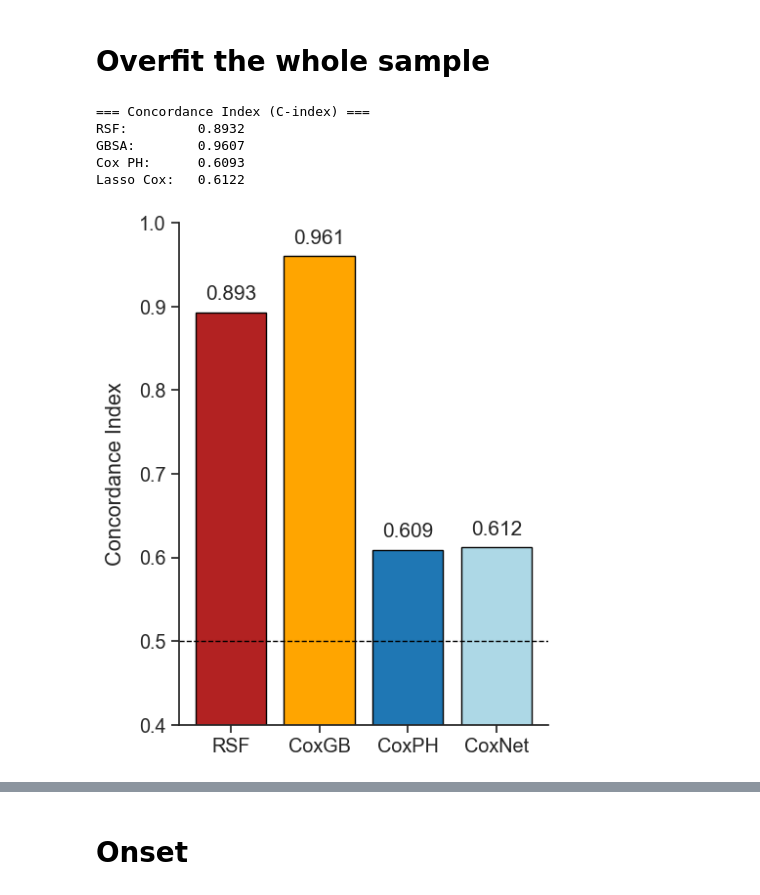
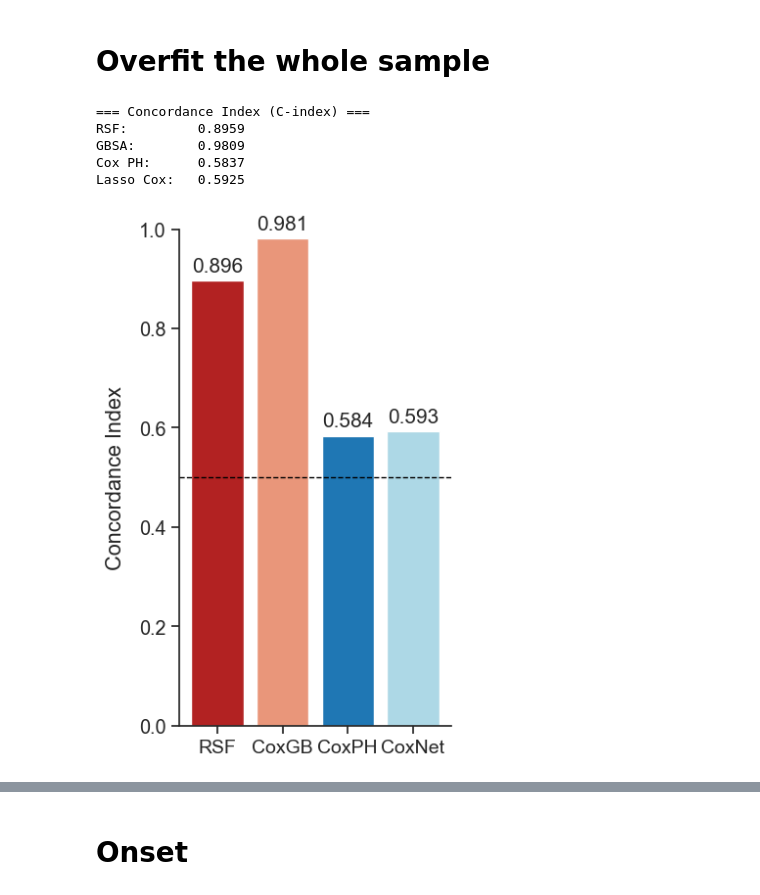
Before and after one commit to emileDesmaili/enso-famine-paper, a Jupyter notebook: analysis notebooks/ENSO_Famines_MLSurvival.ipynb, the cells around one changed output, grey strips where cells are left out. Saved outputs shown, nothing was run; the diff lists cells and outputs as text; code cells hidden in the pictures.

```diff
--- a/analysis notebooks/ENSO_Famines_MLSurvival.ipynb
+++ b/analysis notebooks/ENSO_Famines_MLSurvival.ipynb
@@ -35,12 +35,14 @@ famine['event_observed'] = True
 # Select relevant features
 features = [
   "avg_nino34", "avg_temp_summer", "avg_temp_winter", "avg_precip_winter",
-   "avg_PDSI",
+   "avg_PDSI","avg_Deaths",
    "avg_ongoing_wars"
 
 ]
 
 X = famine[features]
+#standardize features
+X = (X - X.mean()) / X.std()
 y = Surv.from_dataframe("event_observed", "duration", famine.loc[X.index])
 
 # Train/test split
@@ -140,15 +162,15 @@ Lasso Cox:   0.5871 ± 0.1166
 # %%
 sns.set(style="ticks", font_scale=1.3)
 
-plt.figure(figsize=(5, 6))
+plt.figure(figsize=(4, 6))
 methods = ["RSF", "CoxGB", "CoxPH", "CoxNet"]
 means = [rsf_cindex_mean, gbsa_cindex_mean, coxph_cindex_mean, lasso_cindex_mean]
 errors = [rsf_cindex_std, gbsa_cindex_std, coxph_cindex_std, lasso_cindex_std]
-colors = ["#4c72b0", "#dd8452", "#55a868", "#c44e52"]
+colors = ["firebrick", "darksalmon", "tab:blue", "lightblue"]
 
 bars = plt.bar(
     methods, means, yerr=errors, capsize=4,
-    color=colors, edgecolor="black"
+    color=colors, edgecolor=None
 )
 
 # Add values above the error bars
@@ -161,8 +183,9 @@ for bar, mean, err in zip(bars, means, errors):
 
 plt.ylabel("Concordance Index", labelpad=10)
 plt.xticks(rotation=0)
-plt.ylim(0.4, 0.8)  # Adjust based on your data
+plt.ylim(0, 0.8)  # Adjust based on your data
 plt.tight_layout()
 sns.despine()
+plt.savefig("../figures/plots/ML_CI_nestedCV.pdf", dpi=300)
 plt.show()
 # %% [output]
@@ -440,14 +249,14 @@ def concordance_scorer(estimator, X, y):
     return concordance_index_censored(y["event_observed"], y["duration"], pred)[0]
 
 
-rsf = RandomSurvivalForest(random_state=42, n_jobs=-1, max_depth=10)
+rsf = RandomSurvivalForest(random_state=42, n_jobs=-1, max_depth=20, n_estimators=200)
 rsf.fit(X, y)
 rsf_cindex = rsf.score(X, y)
 perm_rsf = permutation_importance(rsf, X, y, n_repeats=10, random_state=42, scoring=concordance_scorer)
 
 
 
-gbsa = GradientBoostingSurvivalAnalysis(random_state=0)
+gbsa = GradientBoostingSurvivalAnalysis(random_state=42, n_estimators=200, learning_rate=0.1, max_depth=3)
 gbsa.fit(X, y)
 gbsa_cindex = gbsa.score(X, y)
 perm_gbsa = permutation_importance(gbsa, X, y, n_repeats=10, random_state=42, scoring=concordance_scorer)
@@ -459,7 +268,7 @@ coxph_cindex = coxph.score(X, y)
 perm_coxph = permutation_importance(coxph, X, y, n_repeats=10, random_state=42, scoring=concordance_scorer)
 
 
-cox_lasso = CoxnetSurvivalAnalysis(max_iter=10000, alphas=[0.01], l1_ratio=0.5)
+cox_lasso = CoxnetSurvivalAnalysis(max_iter=10000, alphas=[0.1], l1_ratio=0.5)
 cox_lasso.fit(X, y)
 lasso_cindex = cox_lasso.score(X, y)
 perm_lasso = permutation_importance(cox_lasso, X, y, n_repeats=10, random_state=42, scoring=concordance_scorer)
@@ -471,40 +280,40 @@ print(f"Cox PH:      {coxph_cindex:.4f}")
 print(f"Lasso Cox:   {lasso_cindex:.4f}")
 # %% [output]
 === Concordance Index (C-index) ===
-RSF:         0.8932
-GBSA:        0.9607
-Cox PH:      0.6093
-Lasso Cox:   0.6122
+RSF:         0.8959
+GBSA:        0.9809
+Cox PH:      0.5837
+Lasso Cox:   0.5925
 # %%
 sns.set(style="ticks", font_scale=1.3)
 
-plt.figure(figsize=(5, 6))
+plt.figure(figsize=(4, 6))
 methods = ["RSF", "CoxGB", "CoxPH", "CoxNet"]
 
 # Use the means and stds from the 10-splits results
 means = [rsf_cindex, gbsa_cindex, coxph_cindex, lasso_cindex]
 
 
-colors = ["firebrick","orange","tab:blue","lightblue"]
+colors = ["firebrick","darksalmon","tab:blue","lightblue"]
 
 bars = plt.bar(
     methods, means, capsize=4,
-    color=colors, edgecolor="black"
+    color=colors, edgecolor=None
 )
 
 for bar, mean in zip(bars, means):
     top = mean
     plt.text(
         bar.get_x() + bar.get_width() / 2, top + 0.01,  # position slightly above error bar
         f"{mean:.3f}", ha='center', va='bottom', fontsize=15
     )
 plt.ylabel("Concordance Index", labelpad=10)
-plt.xticks(rotation=0)
-plt.ylim(0.4, 1.0)  # Adjust as needed based on your c-index range
+plt.xticks(rotation=0, fontsize=14)
+plt.ylim(0., 1.0)  # Adjust as needed based on your c-index range
 plt.axhline(0.5, color='black', linestyle='--', linewidth=1, label='Random Guessing')
 plt.tight_layout()
 sns.despine()
 plt.savefig('../figures/plots/ML_CI_fullsample.pdf', dpi=300)
 plt.show()
 # %% [output]
-[figure, old version]
+[figure, new version]
```
Also changed, not shown: parts of 18 cells of this notebook, 3 other files.
